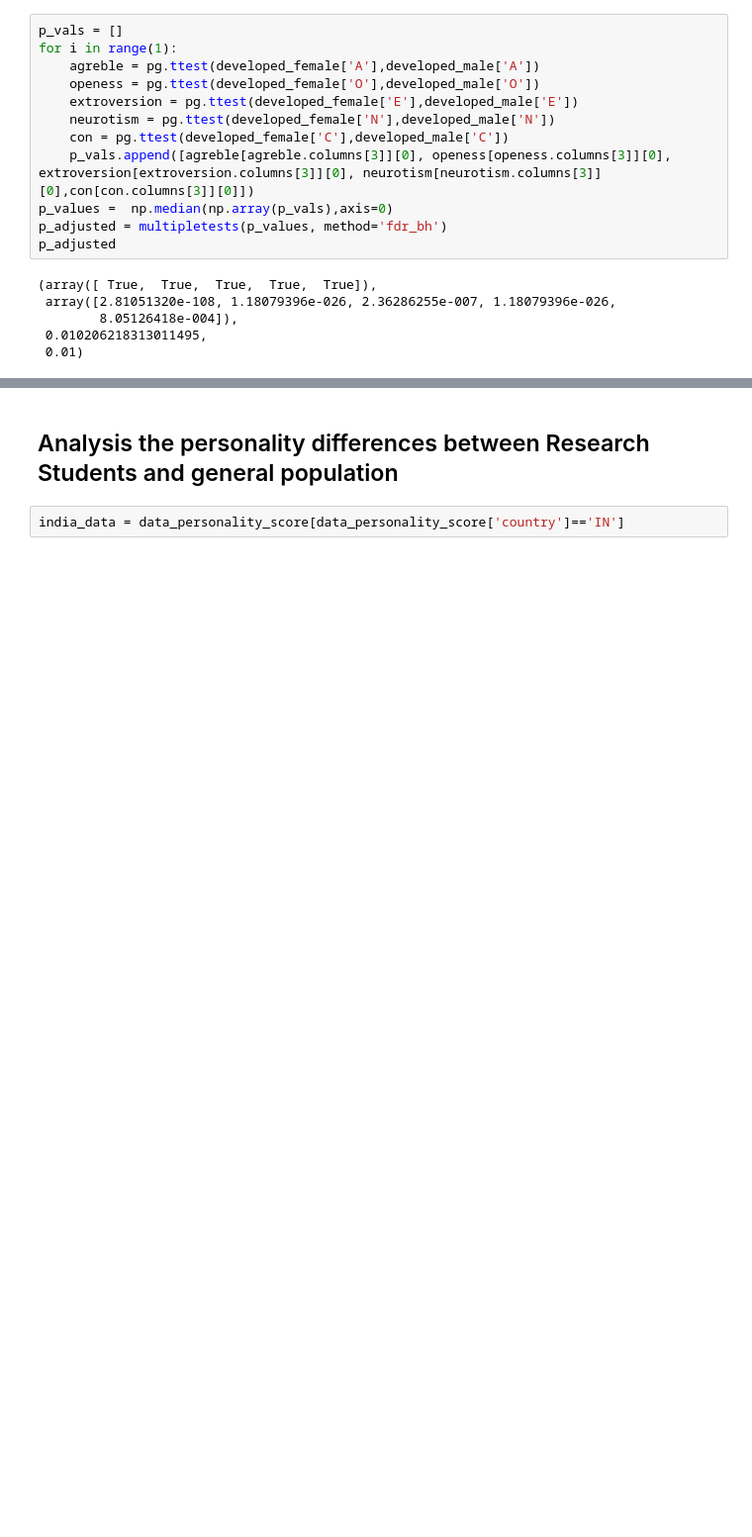
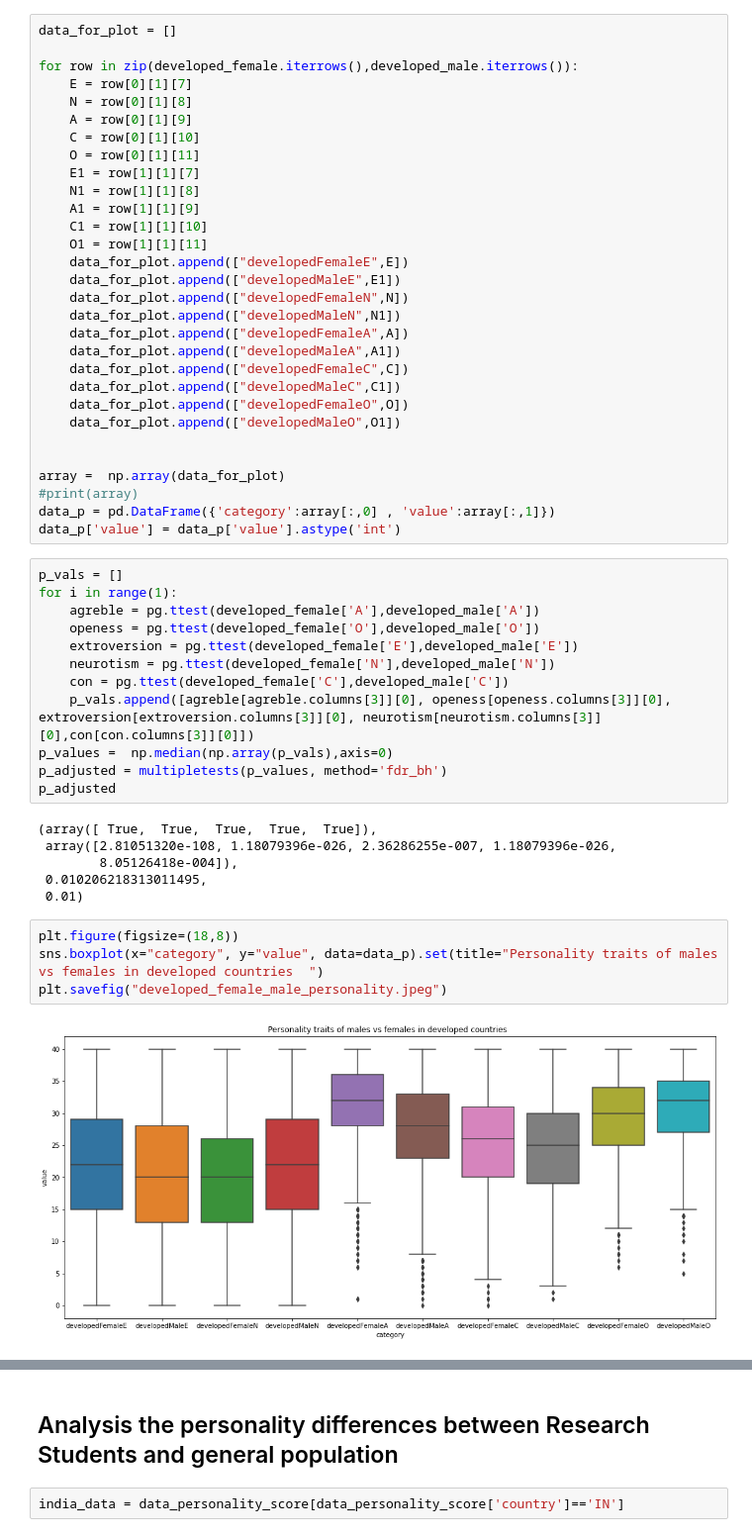
Before and after one commit to bhoomeendra/BRSM, a Jupyter notebook: Project.ipynb, the cells around one changed output, grey strips where cells are left out. Shown at 99% size. Drawn from its saved outputs; the diff is of its cells as text; blank space fills up the shorter version.

```diff
--- a/Project.ipynb
+++ b/Project.ipynb
@@ -530,6 +621,36 @@ print("Number of male in Developed countries : ",len(developed_male))
 # %% [output]
 Number of female in Developed countries :  4284
 Number of male in Developed countries :  2378
+# %%
+data_for_plot = []
+
+for row in zip(developed_female.iterrows(),developed_male.iterrows()):
+    E = row[0][1][7]
+    N = row[0][1][8]
+    A = row[0][1][9]
+    C = row[0][1][10]
+    O = row[0][1][11]
+    E1 = row[1][1][7]
+    N1 = row[1][1][8]
+    A1 = row[1][1][9]
+    C1 = row[1][1][10]
+    O1 = row[1][1][11]
+    data_for_plot.append(["developedFemaleE",E])
+    data_for_plot.append(["developedMaleE",E1])
+    data_for_plot.append(["developedFemaleN",N])
+    data_for_plot.append(["developedMaleN",N1])
+    data_for_plot.append(["developedFemaleA",A])
+    data_for_plot.append(["developedMaleA",A1])
+    data_for_plot.append(["developedFemaleC",C])
+    data_for_plot.append(["developedMaleC",C1])
+    data_for_plot.append(["developedFemaleO",O])
+    data_for_plot.append(["developedMaleO",O1])
+
+
+array =  np.array(data_for_plot)
+#print(array)
+data_p = pd.DataFrame({'category':array[:,0] , 'value':array[:,1]})
+data_p['value'] = data_p['value'].astype('int')
 # %%
 p_vals = []
 for i in range(1):
@@ -548,3 +669,9 @@ p_adjusted
         8.05126418e-004]),
  0.010206218313011495,
  0.01)
+# %%
+plt.figure(figsize=(18,8))
+sns.boxplot(x="category", y="value", data=data_p).set(title="Personality traits of males vs females in developed countries  ")
+plt.savefig("developed_female_male_personality.jpeg")
+# %% [output]
+[figure, added]
```
Also changed, not shown: parts of 21 cells of this notebook, 12 other files.
